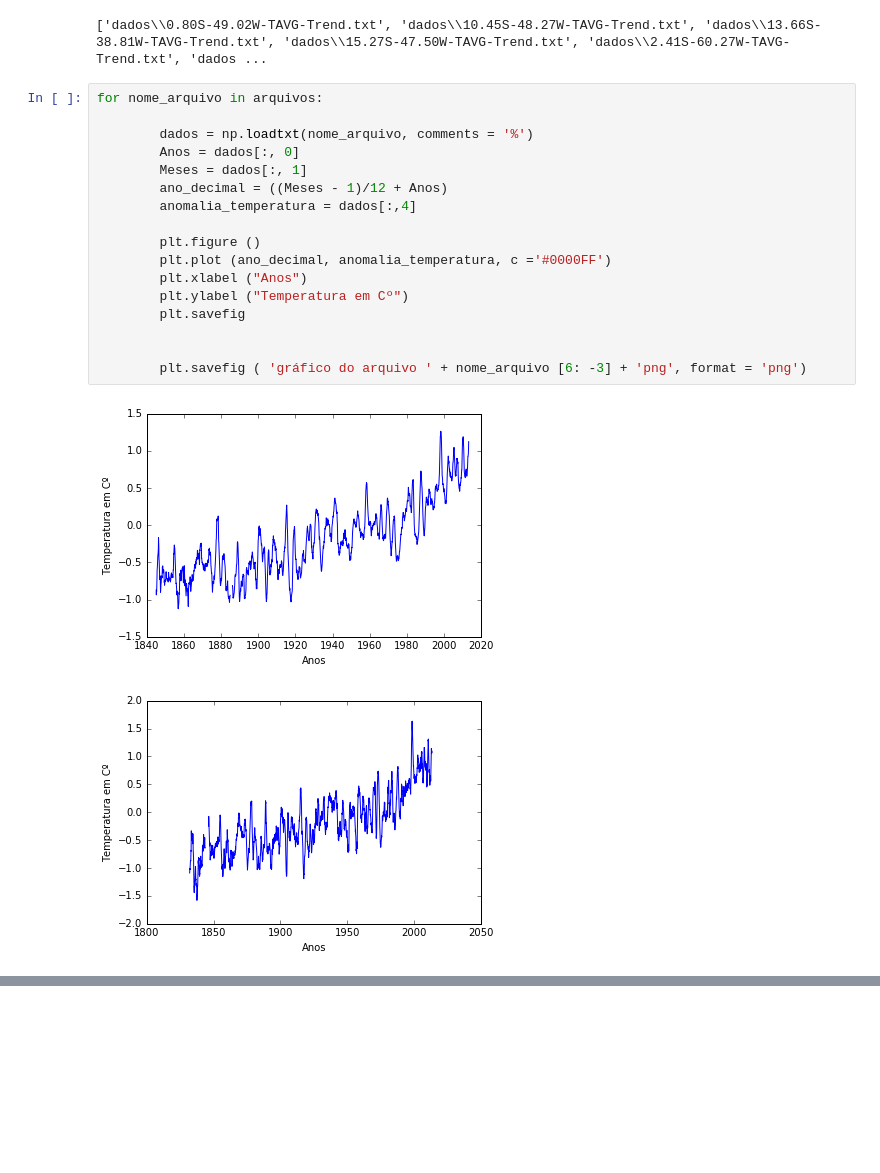
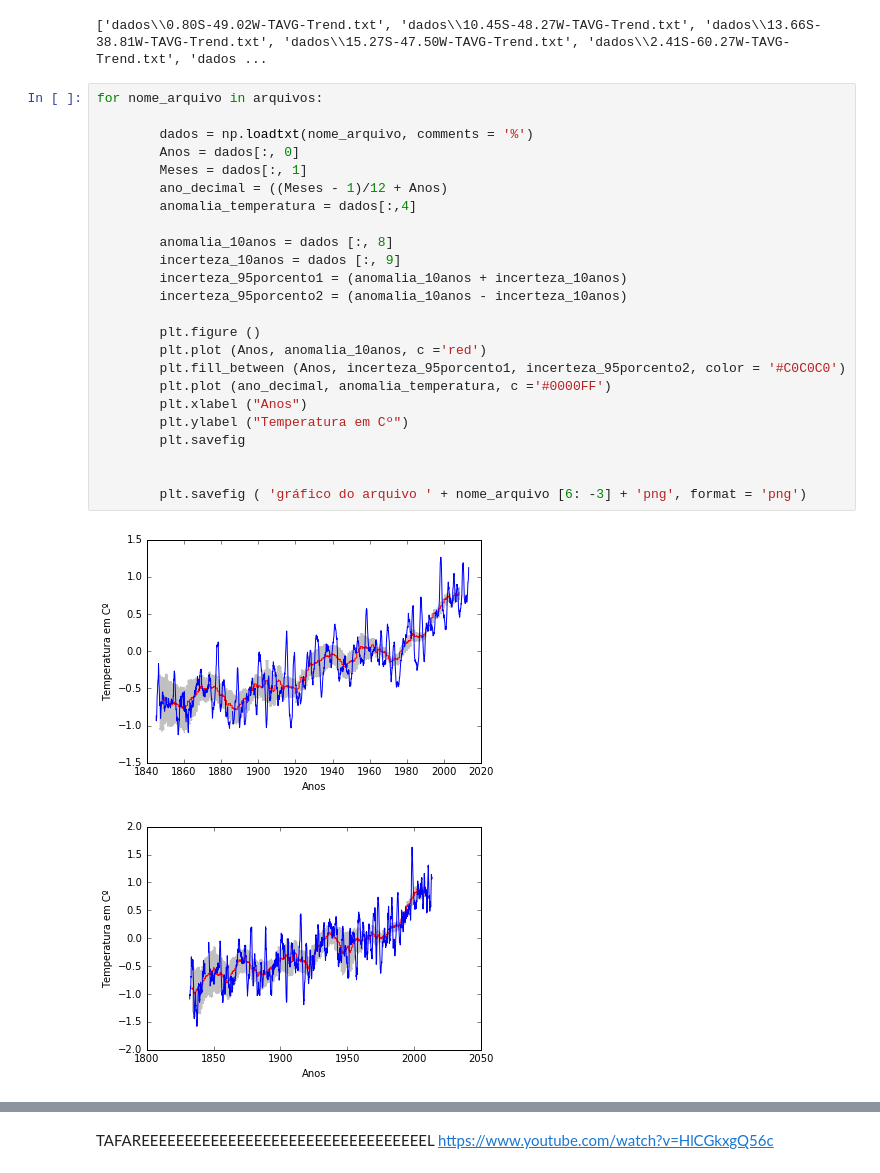
Before and after one commit to mat-esp-2016/python-2-phyton_02_llpgr007, a Jupyter notebook: python2.ipynb, the cells around one changed output, grey strips where cells are left out. Saved outputs shown, nothing was run; the diff lists cells and outputs as text; blank space fills up the shorter version.

```diff
--- a/python2.ipynb
+++ b/python2.ipynb
@@ -16,20 +18,27 @@ print(arquivos)
 # %%
 for nome_arquivo in arquivos:
 
         dados = np.loadtxt(nome_arquivo, comments = '%')
         Anos = dados[:, 0]
         Meses = dados[:, 1]
         ano_decimal = ((Meses - 1)/12 + Anos)
         anomalia_temperatura = dados[:,4]
 
+        anomalia_10anos = dados [:, 8]
+        incerteza_10anos = dados [:, 9]
+        incerteza_95porcento1 = (anomalia_10anos + incerteza_10anos)
+        incerteza_95porcento2 = (anomalia_10anos - incerteza_10anos)
+
         plt.figure ()
+        plt.plot (Anos, anomalia_10anos, c ='red')
+        plt.fill_between (Anos, incerteza_95porcento1, incerteza_95porcento2, color = '#C0C0C0')
         plt.plot (ano_decimal, anomalia_temperatura, c ='#0000FF')
         plt.xlabel ("Anos")
         plt.ylabel ("Temperatura em Cº")
         plt.savefig
 
 
         plt.savefig ( 'gráfico do arquivo ' + nome_arquivo [6: -3] + 'png', format = 'png')
 # %% [output]
-[figure, old version]
+[figure, new version]
-[figure, old version]
+[figure, new version]
@@ -45,0 +55,3 @@ for nome_arquivo in arquivos:
+# %% [markdown]
+TAFAREEEEEEEEEEEEEEEEEEEEEEEEEEEEEEEEEL
+https://www.youtube.com/watch?v=HlCGkxgQ56c
```
Also changed, not shown: parts of 2 cells of this notebook.
